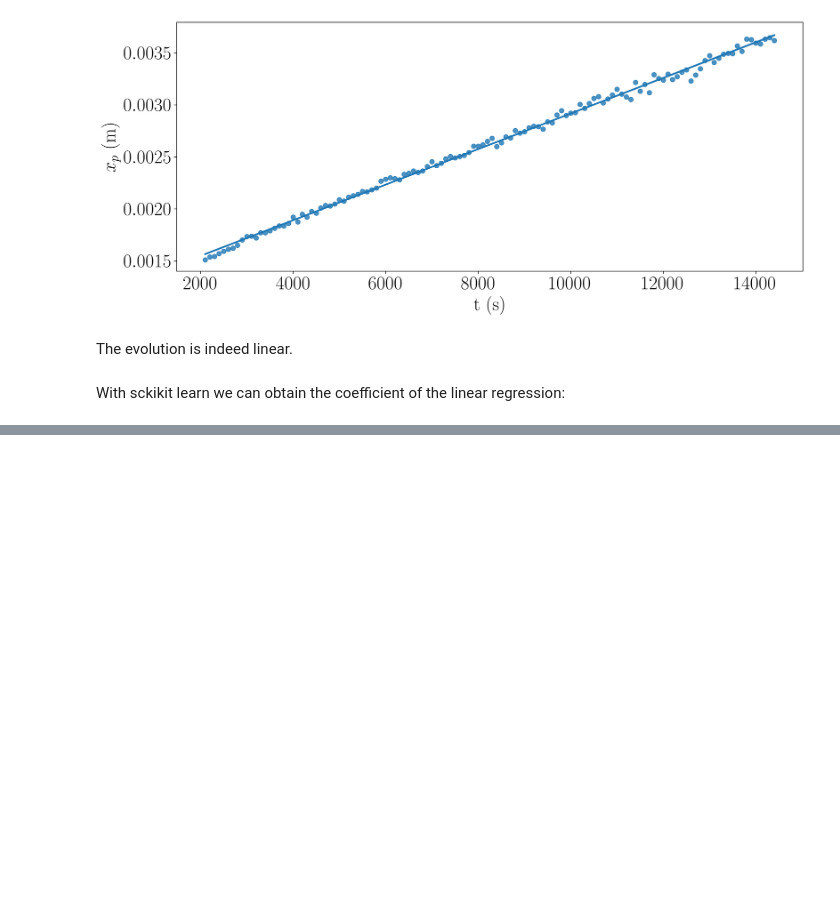
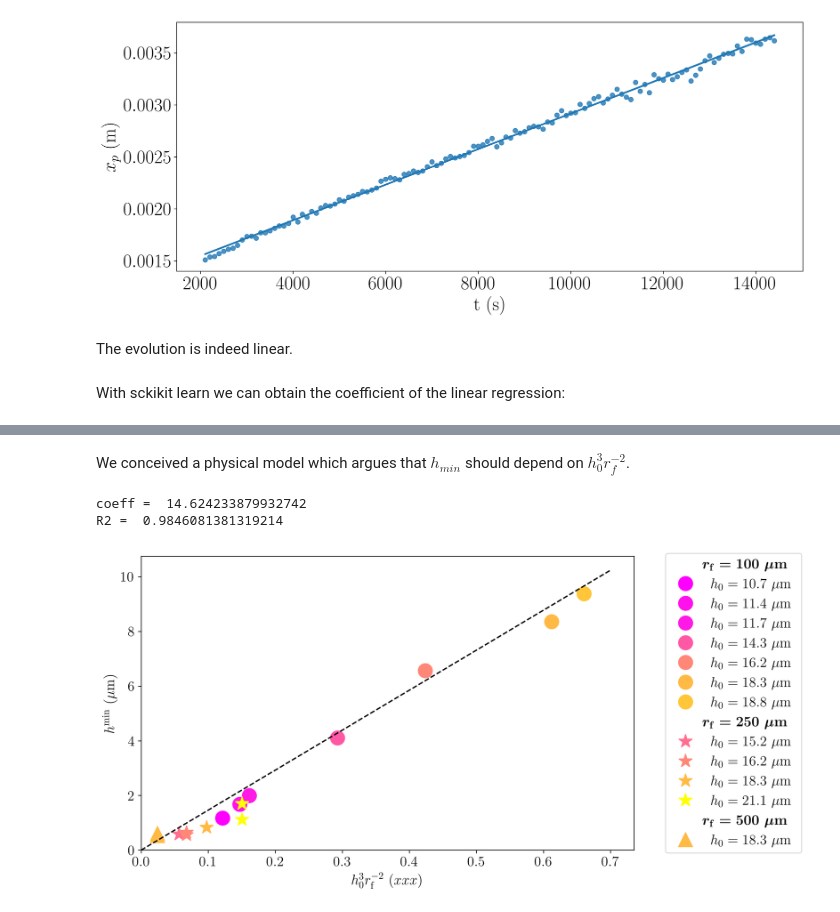
Before and after one commit to aliciaaef/thin-film-hyperspectral, a Jupyter notebook: main.ipynb, the cells around one changed output, grey strips where cells are left out. Drawn from its saved outputs; the diff is of its cells as text; code cells hidden in the pictures; blank space fills up the shorter version.

```diff
--- a/main.ipynb
+++ b/main.ipynb
@@ -212,0 +480,67 @@ We obtain a coefficient $0.6~mm/h$ which corresponds to the speed of translation
+# %% [markdown]
+We conceived a physical model which argues that $h_{min}$ should depend on $h_0^3 r_f^{-2}$.
+# %%
+fig,ax = plt.subplots()
+hth = df3['e0 (m)']**3/df3['rf (m)']**2
+
+marker = []
+for i in range(len(df3)):
+    if df3['rf (m)'][i] == 1*1e-4:
+        marker.append('o')
+    else:
+        if df3['rf (m)'][i] == 250*1e-6:
+            marker.append('*')
+        else:
+            if df3['rf (m)'][i] == 500*1e-6:
+                marker.append('^')
+df3['marker'] = marker
+
+plott = []
+labels = []
+
+#colormap
+cmap = plt.get_cmap("spring")
+norma = mpl.colors.Normalize(vmin=min(df3['e0 (m)']), vmax=max(df3['e0 (m)']))
+sm = mpl.cm.ScalarMappable(norm=norma, cmap=cmap)
+sm.set_array([])
+
+for i in range(len(hth)):
+    if not(np.isnan(df3['hmin (m)'][i])):
+        label = r'$h_0=' + str(np.round(df3['e0 (m)'][i]*1e6,1)) + r'~\mu \textrm{m}$'
+        ploti, = plt.plot(hth[i]*1e6,df3['hmin (m)'][i]*1e6,marker=df3['marker'][i],c=cmap(norma(df3['e0 (m)'][i])),ms=16,label=label,linestyle='None')
+
+        plott.append(ploti)
+        labels.append(label)
+
+#linear regression
+lm = LinearRegression()
+lm.fit(pd.DataFrame(hth),df3['hmin (m)'])
+xmod = pd.DataFrame(np.linspace(0,0.7,2))
+ymod = lm.predict(xmod)
+plt.plot(xmod,ymod,'--k')
+print('coeff = ',lm.coef_[0])
+print('R2 = ',lm.score(pd.DataFrame(hth),df3['hmin (m)']))
+
+#figure
+plt.xlim([0,None])
+plt.ylim([0,None])
+plt.xlabel(r'$ h_0^3r_{\rm{f}}^{-2} ~ (xxx)$',fontsize=16)
+plt.ylabel(r'$h^{\rm{min}} ~ (\mu\textrm{m})$',fontsize=16)
+ax.tick_params(axis='both', which='major', labelsize=16)
+
+#legend
+title_proxy = mpl.patches.Rectangle((0,0), 0, 0, color='w')
+nbro = np.sum(df3['marker']=='o')
+nbrstar = np.sum(df3['marker']=='*')
+nbrchap = np.sum(df3['marker']=='^')
+handles = [title_proxy] + [i for i in plott[:nbro]] + [title_proxy] + [plott[nbro],plott[nbro+1],plott[nbro+3],plott[nbro + nbrstar-1]] + [title_proxy] + [i for i in plott[nbro + nbrstar:nbro + nbrstar + 1]]
+labels = [r"\boldmath ${r_{\rm{f}}=100 ~ \mu \rm{m}}$"] + labels[:nbro] + [r"\boldmath $r_{\rm{f}}=250 ~ \mu \rm{m}$"] + [labels[nbro],labels[nbro+1],labels[nbro+3],labels[nbro + nbrstar-1]] + [r"\boldmath $r_{\rm{f}}=500 ~ \mu \rm{m}$"] + labels[nbro+nbrstar:nbro+nbrstar+1]
+legend = plt.legend(handles, labels,bbox_to_anchor=(1.05, 0.5),loc = 'center left',fontsize=16)
+title_indexes = [i for i in range(len(labels)) if not 'h_0' in labels[i]]
+legend.texts[0].set_position((-40,0))
+legend.texts[title_indexes[1]].set_position((-40,0))
+legend.texts[title_indexes[2]].set_position((-40,0))
+# %% [output]
+coeff =  14.624233879932742
+R2 =  0.9846081381319214
+[figure, added]
```
Also changed, not shown: parts of 21 cells of this notebook, 20 other files.
